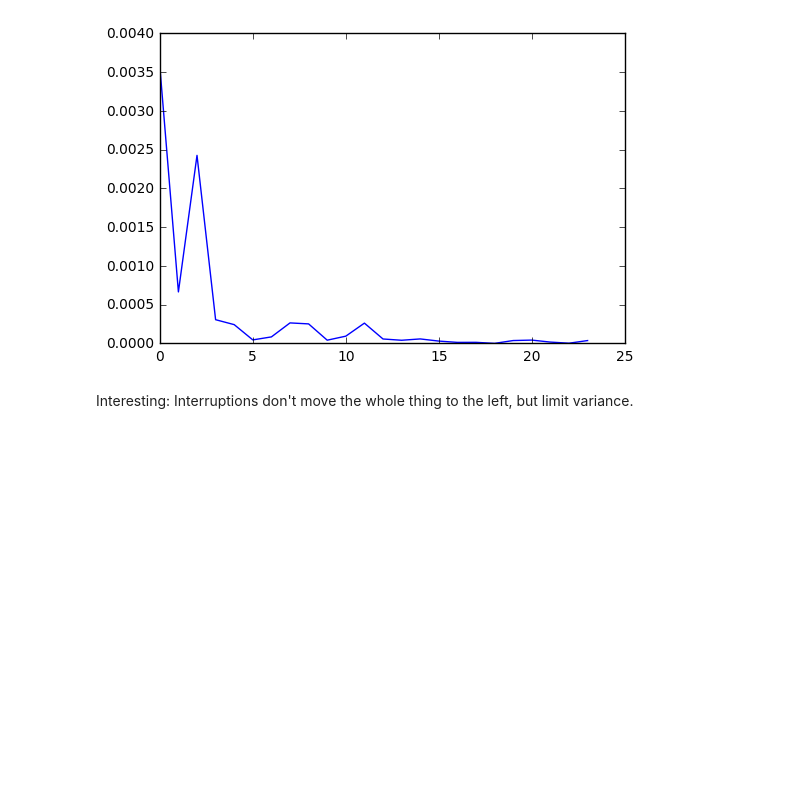
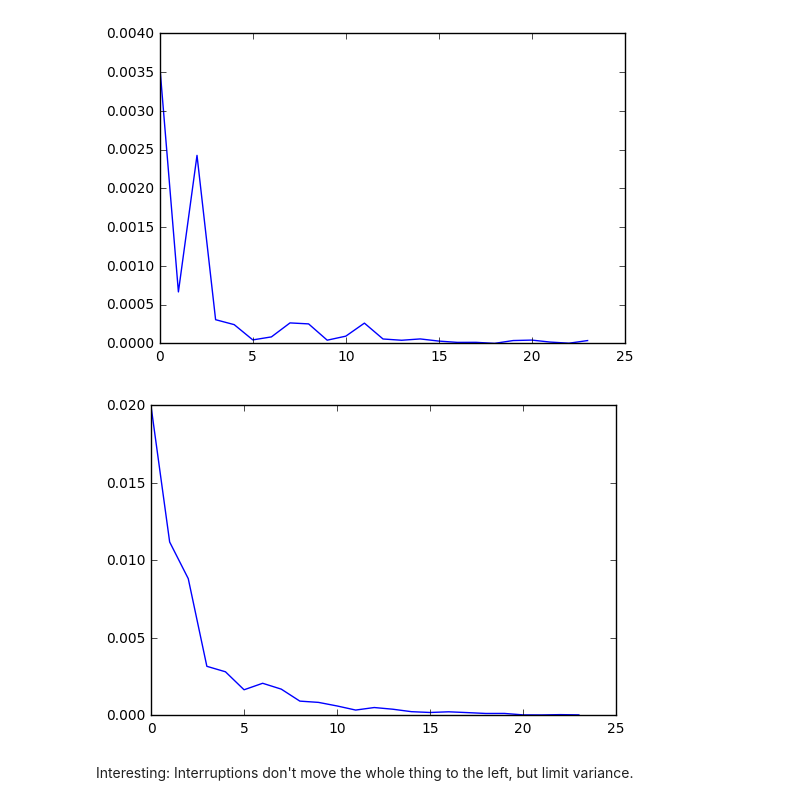
Before and after one commit to rmoehn/cartpole, a Jupyter notebook: notebooks/StatsExperiments.ipynb, the cells around one changed output. Saved outputs shown, nothing was run; the diff lists cells and outputs as text; code cells hidden in the pictures; blank space fills up the shorter version.

Commit message:
Add another Jensen-Shannon plot
Now compare all intermediate histograms to the last one. This kind shows
how long it took to arrive at something like the current histogram.

```diff
--- a/notebooks/StatsExperiments.ipynb
+++ b/notebooks/StatsExperiments.ipynb
@@ -157,6 +157,11 @@ se.plot_kld_devel(before_cross_unint)
 plt.show()
 # %% [output]
 [figure]
+# %%
+se.plot_jsd_comp_final(before_cross_unint)
+plt.show()
+# %% [output]
+[figure, added]
 # %% [markdown]
 Interesting: Interruptions don't move the whole thing to the left, but limit variance.
 # %%
```
Also changed, not shown: parts of 1 cell of this notebook, 1 other file.
